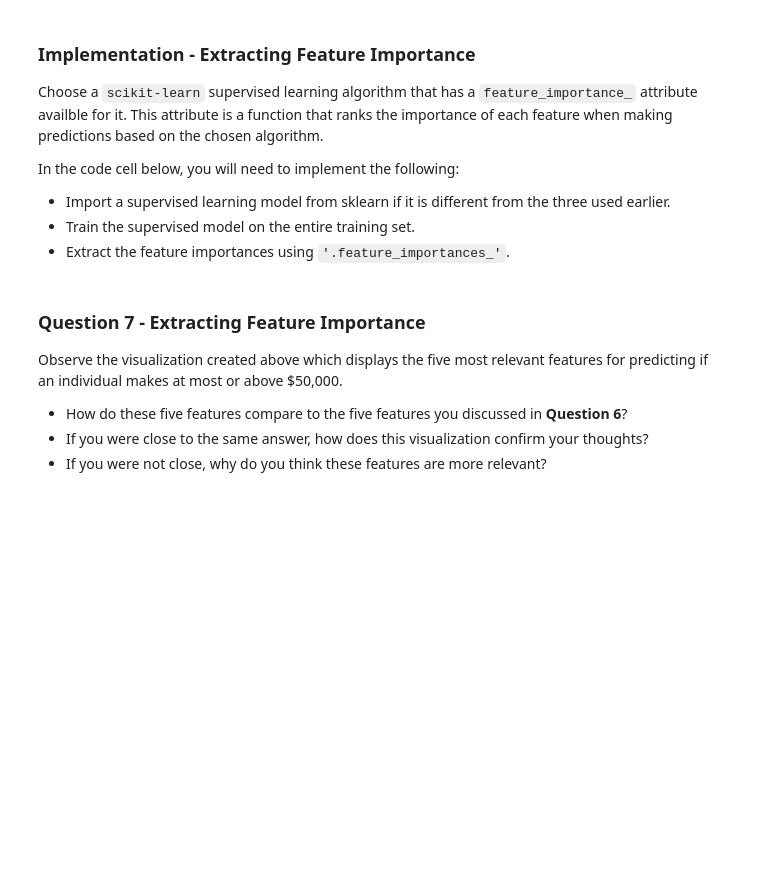
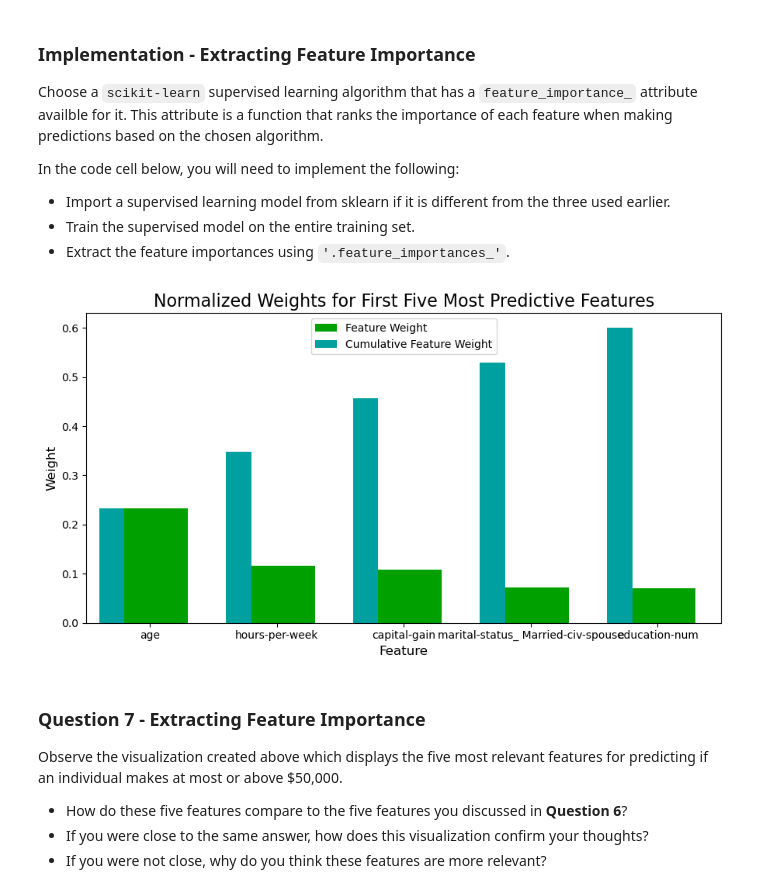
Before and after one commit to erikparnell/udacity_finding_donors, a Jupyter notebook: finding_donors/finding_donors.ipynb, the cells around one changed output. Cells and saved outputs as stored; diff of their text form; code cells hidden in the pictures; blank space fills up the shorter version.

```diff
--- a/finding_donors/finding_donors.ipynb
+++ b/finding_donors/finding_donors.ipynb
@@ -510,16 +520,19 @@ In the code cell below, you will need to implement the following:
  - Extract the feature importances using `'.feature_importances_'`.
 # %%
 # TODO: Import a supervised learning model that has 'feature_importances_'
-
+from sklearn.ensemble import RandomForestClassifier
 
 # TODO: Train the supervised model on the training set using .fit(X_train, y_train)
-model = None
+model = RandomForestClassifier(n_estimators=100)
+fit = model.fit(X_train, y_train)
 
 # TODO: Extract the feature importances using .feature_importances_
-importances = None
+importances = fit.feature_importances_
 
 # Plot
 vs.feature_plot(importances, X_train, y_train)
+# %% [output]
+[figure, added]
 # %% [markdown]
 ### Question 7 - Extracting Feature Importance
 
```
Also changed, not shown: parts of 6 cells of this notebook.
